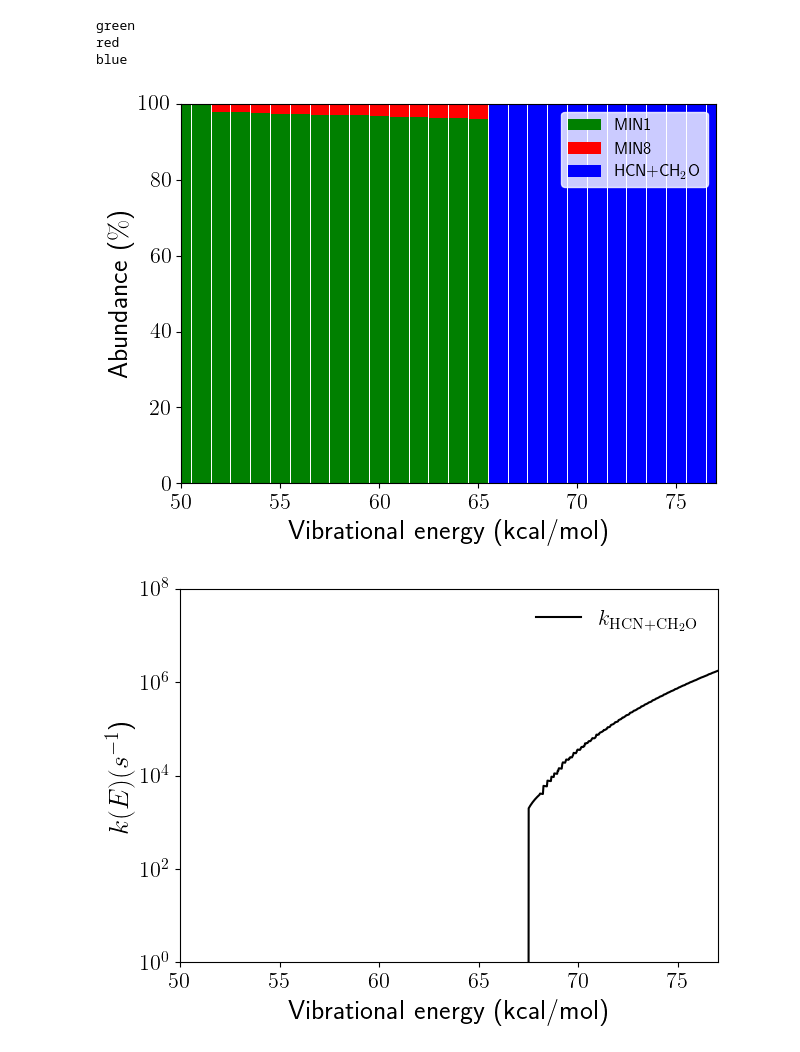
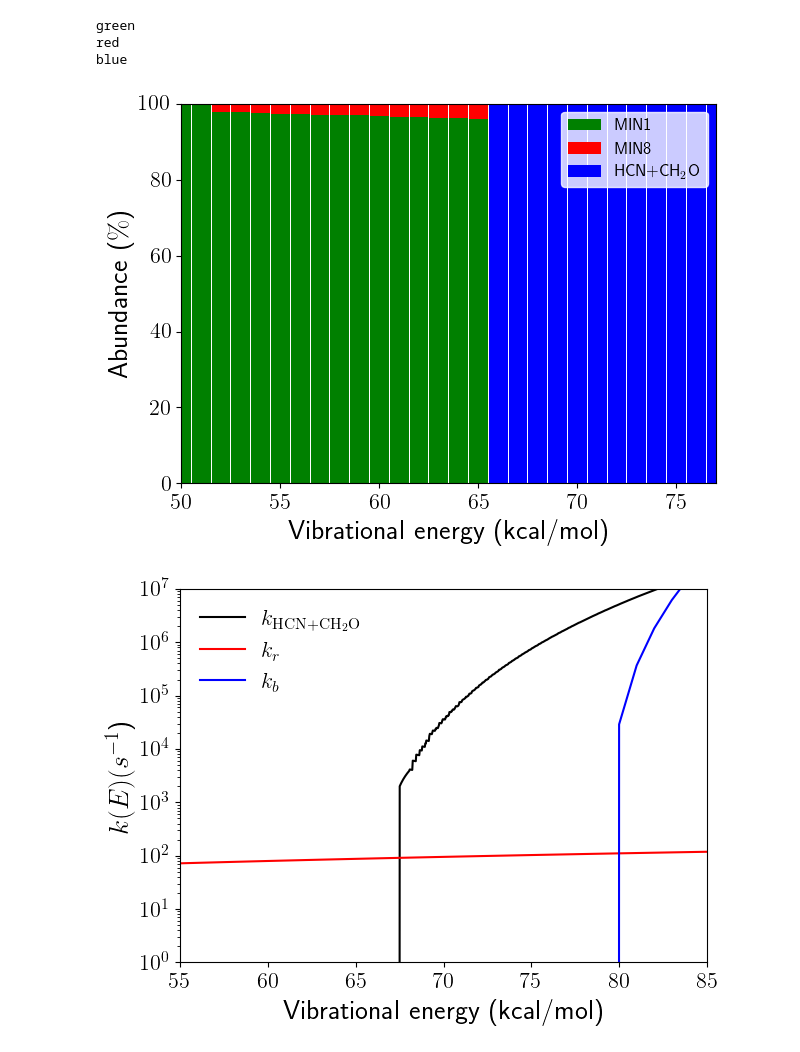
Before and after one commit to emartineznunez/latex, a Jupyter notebook: Kinetics/kinetics.ipynb, the cells around one changed output. Drawn from its saved outputs; the diff is of its cells as text; code cells hidden in the pictures.

```diff
--- a/Kinetics/kinetics.ipynb
+++ b/Kinetics/kinetics.ipynb
@@ -97,34 +97,54 @@ plt.savefig('kinetics.svg')
 plt.show()
 
 
 
 #reading the conductivities from a file
 k_ = pd.read_csv("k_hcn.csv",sep=',')
 ene = np.array(k_['ene'].values)
 k = np.array(k_['k'].values)
 
+k_radback = pd.read_csv("rad_back.csv",sep=',')
+ene2 = np.array(k_radback['ene'].values)
+krad = np.array(k_radback['rad'].values)
+kbac = np.array(k_radback['back'].values)
+
+k_radback = pd.read_csv("rad_back.csv",sep=',')
+ene2 = np.array(k_radback['ene'].values)
+kbac = np.array(k_radback['back'].values)
+
+line = pd.read_csv("Line.csv",sep=',')
+x = np.array(line['x'].values)
+y = np.array(line['y'].values)
+
+
+
+
 plt.rcParams['text.usetex'] = True
 
 plt.plot(ene,k, '-',color='black', label='$k_{\mathrm{HCN+CH_{2}O}}$')
+plt.plot(ene2,krad, '-',color='red', label='$k_{r}$')
+plt.plot(ene2,kbac, '-',color='blue', label='$k_{b}$')
+
+
 
 plt.xlabel('Vibrational energy (kcal/mol)',fontsize=20)
 plt.ylabel('$k(E) (s^{-1}$)',fontsize=20)
 
-plt.xlim([50,77])
-plt.ylim([1,1e8])
+plt.xlim([55,85])
+plt.ylim([1,1e7])
 plt.xticks(fontsize=16)
 plt.yticks(fontsize=16)
 #plt.title('GLN',x=0.8, y=0.8, fontsize=16)
 plt.tight_layout()
 plt.yscale("log")
-plt.legend(loc=1,fontsize=16,edgecolor='white')
+plt.legend(loc=2,fontsize=16,edgecolor='white')
 plt.savefig('rate.svg')
 
 
 plt.show()
 # %% [output]
 green
 red
 blue
 [figure]
-[figure, old version]
+[figure, new version]
```
Also changed, not shown: 1 other file.
